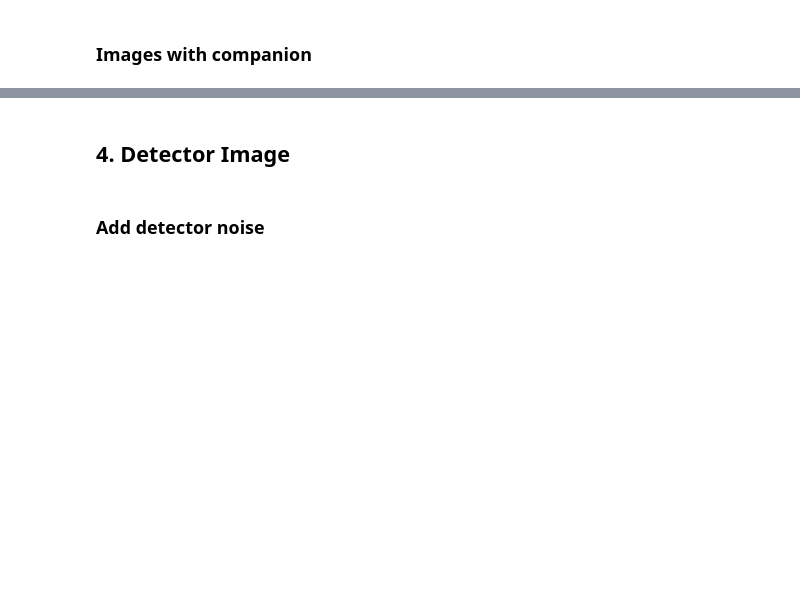
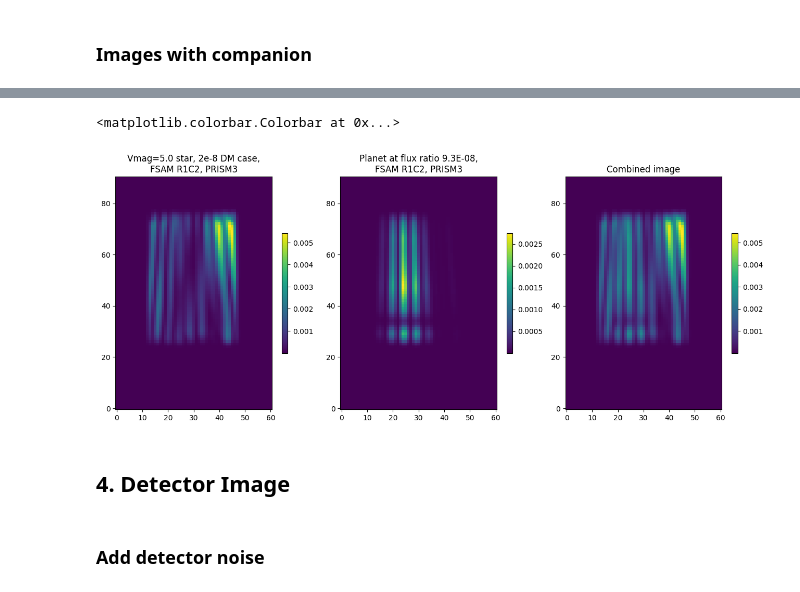
Before and after one commit to roman-corgi/corgisim, a Jupyter notebook: examples/spec_slit_prism_demo.ipynb, the cells around one changed output, grey strips where cells are left out. Drawn from its saved outputs; the diff is of its cells as text; code cells hidden in the pictures; blank space fills up the shorter version.

```diff
--- a/examples/spec_slit_prism_demo.ipynb
+++ b/examples/spec_slit_prism_demo.ipynb
@@ -377,22 +448,25 @@ plt.colorbar(shrink=0.5)
 # %%
 fig = plt.figure(figsize=(16,6))
 plt.subplots_adjust(wspace=0.15)
 xcrop = 30
 
 plt.subplot(131)
 plt.imshow(image_star_slit_prism[xcrop:,xcrop:-xcrop],origin='lower')
 plt.title(f'Vmag={Vmag} star, {dm_case} DM case,\nFSAM R1C2, PRISM3')
 plt.colorbar(shrink=0.5)
 
 plt.subplot(132)
 plt.imshow(image_comp_slit_prism[xcrop:,xcrop:-xcrop],origin='lower')
-plt.title(f'Planet at flux ratio {mean_fluxratio:.1E},\nFSAM R1C2, PRISM3')
+plt.title(f'Planet at flux ratio {scene_mean_fluxratio:.1E},\nFSAM R1C2, PRISM3')
 plt.colorbar(shrink=0.5)
 
 plt.subplot(133)
 plt.imshow(combined_image_slit_prism[xcrop:,xcrop:-xcrop],origin='lower')
 plt.title('Combined image')
 plt.colorbar(shrink=0.5)
+# %% [output]
+<matplotlib.colorbar.Colorbar at 0x...>
+[figure, added]
 # %% [markdown]
 ## 4. Detector Image
 # %% [markdown]
```
Also changed, not shown: parts of 19 cells of this notebook.
